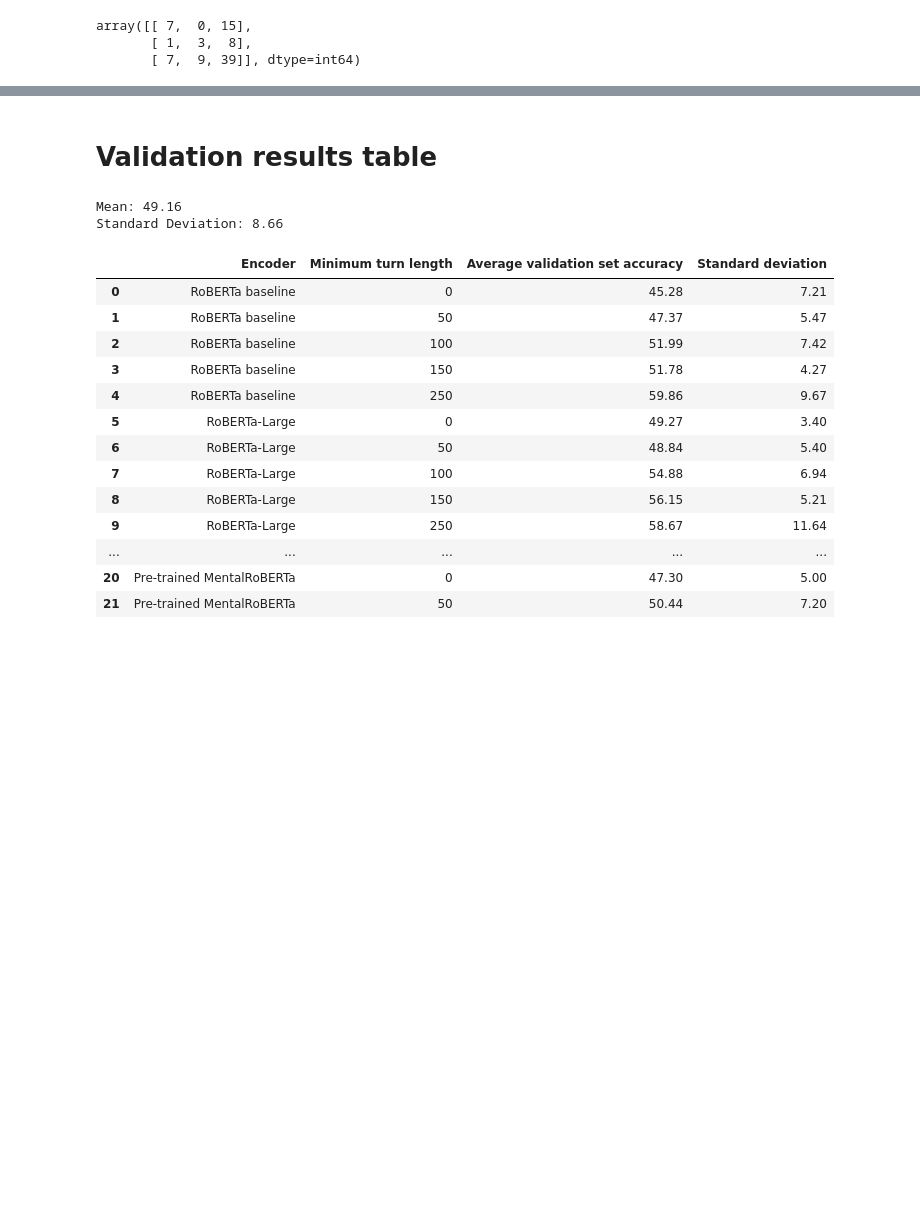
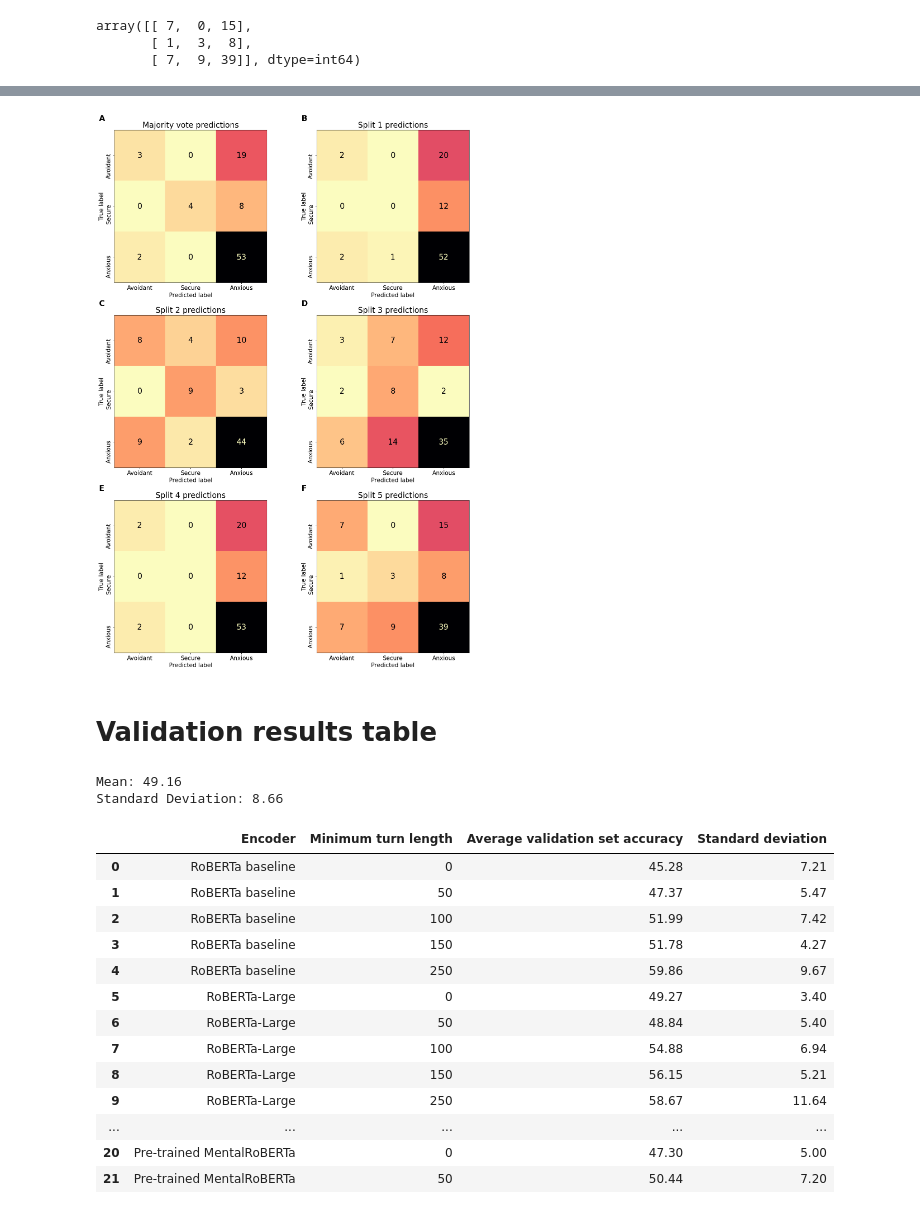
Before and after one commit to Fred-Bred/SDS-thesis, a Jupyter notebook: src/plotting.ipynb, the cells around one changed output, grey strips where cells are left out. Saved outputs shown, nothing was run; the diff lists cells and outputs as text; code cells hidden in the pictures; blank space fills up the shorter version.

```diff
--- a/src/plotting.ipynb
+++ b/src/plotting.ipynb
@@ -255,3 +281,51 @@ plt.savefig("../TeX/figures/roberta-large_150_split5_confusion_matrix.png")
+# %%
+fig, axs = plt.subplots(3, 2, figsize=(15, 20))  # create a 3x2 grid of subplots
+title_size = 20
+text_size = 20
+tick_size = 15
+label_size = 15
+
+# Plot the confusion matrices
+ConfusionMatrixDisplay(cm_total, display_labels=["Avoidant", "Secure", "Anxious"]).plot(cmap=cmap, ax=axs[0, 0], text_kw={"size": text_size}, colorbar=False)
+axs[0, 0].set_title("Majority vote predictions", fontsize=title_size)
+
+ConfusionMatrixDisplay(cm_1, display_labels=["Avoidant", "Secure", "Anxious"]).plot(cmap=cmap, ax=axs[0, 1], text_kw={"size": text_size}, colorbar=False)
+axs[0, 1].set_title("Split 1 predictions", fontsize=title_size)
+
+ConfusionMatrixDisplay(cm_2, display_labels=["Avoidant", "Secure", "Anxious"]).plot(cmap=cmap, ax=axs[1, 0], text_kw={"size": text_size}, colorbar=False)
+axs[1, 0].set_title("Split 2 predictions", fontsize=title_size)
+
+ConfusionMatrixDisplay(cm_3, display_labels=["Avoidant", "Secure", "Anxious"]).plot(cmap=cmap, ax=axs[1, 1], text_kw={"size": text_size}, colorbar=False)
+axs[1, 1].set_title("Split 3 predictions", fontsize=title_size)
+
+ConfusionMatrixDisplay(cm_4, display_labels=["Avoidant", "Secure", "Anxious"]).plot(cmap=cmap, ax=axs[2, 0], text_kw={"size": text_size}, colorbar=False)
+axs[2, 0].set_title("Split 4 predictions", fontsize=title_size)
+
+ConfusionMatrixDisplay(cm_5, display_labels=["Avoidant", "Secure", "Anxious"]).plot(cmap=cmap, ax=axs[2, 1], text_kw={"size": text_size}, colorbar=False)
+axs[2, 1].set_title("Split 5 predictions", fontsize=title_size)
+
+# Rotate the y-axis labels
+for ax in axs.flat:
+    labels = ax.get_yticklabels()
+    ax.set_yticklabels(labels, rotation=90)
+    ax.tick_params(axis='both', which='major', labelsize=label_size)  # Change tick label font size
+    ax.xaxis.label.set_size(tick_size)  # Change x-axis label font size
+    ax.yaxis.label.set_size(tick_size)  # Change y-axis label font size
+
+# Label the subplots
+labels = ['A', 'B', 'C', 'D', 'E', 'F']
+for ax, label in zip(axs.flat, labels):
+    ax.text(-0.1, 1.1, label, transform=ax.transAxes, fontsize=20, fontweight='bold', va='top')
+
+# Adjust the layout
+plt.tight_layout()
+# fig.colorbar(axs[0, 0].get_images()[0], ax=axs, orientation='vertical', fraction=.1, pad=0.05, aspect=80)
+
+# Save the figure
+plt.savefig("../TeX/figures/combined_confusion_matrix.png")
+plt.show()
+# %% [output]
+[figure, added]
 # %% [markdown]
 # Validation results table
 # %%
```
Also changed, not shown: parts of 4 cells of this notebook, 8 other files.
